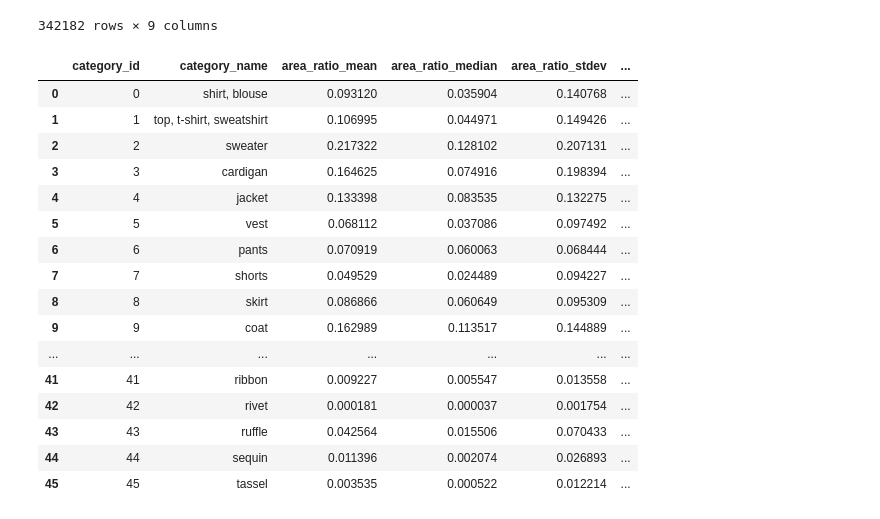
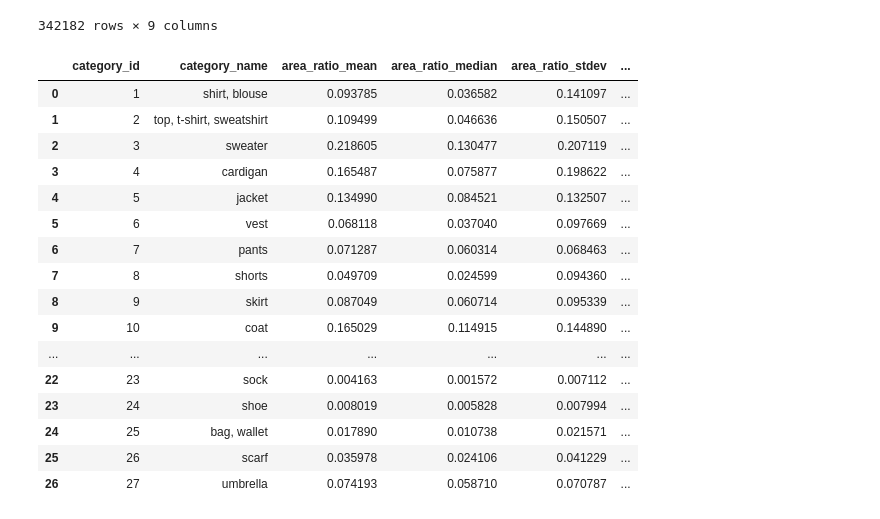
Before and after one commit to ZachParent/mai-object-recognition, a Jupyter notebook: practicals/p2/scripts/dataset_analysis.ipynb, the cells around one changed output. Cells and saved outputs as stored; diff of their text form; code cells hidden in the pictures.

```diff
--- a/practicals/p2/scripts/dataset_analysis.ipynb
+++ b/practicals/p2/scripts/dataset_analysis.ipynb
@@ -18,22 +17,0 @@ from src.config import ANNOTATIONS_DIR, FIGURES_DIR
-# %%
-train_instances_path = ANNOTATIONS_DIR / "instances_attributes_train2020.json"
-val_instances_path = ANNOTATIONS_DIR / "instances_attributes_val2020.json"
-train_attributes_path = ANNOTATIONS_DIR / "attributes_train2020.json"
-val_attributes_path = ANNOTATIONS_DIR / "attributes_val2020.json"
-test_info_path = ANNOTATIONS_DIR / "info_test2020.json"
-
-
-with open(train_instances_path, "r") as file:
-    train_instances = json.load(file)
-
-with open(val_instances_path, "r") as file:
-    val_instances = json.load(file)
-
-with open(train_attributes_path, "r") as file:
-    train_attributes = json.load(file)
-
-with open(val_attributes_path, "r") as file:
-    val_attributes = json.load(file)
-
-with open(test_info_path, "r") as file:
-    test_info = json.load(file)
@@ -243,36 +359,36 @@ area_df
 | 8780 | 13599 | 31 | sleeve | [377.0, 236.0, 54.0, 300.0] | 11092 | 925696 | 780986 | 0.011982 | ... |
 342182 rows × 9 columns
 # %%
-mean_stdev_area_df = (
-    area_df.groupby(["category_id", "category_name"])
+ratio_df = (
+    dataset_df.groupby(["category_id", "category_name"])
     .agg(
-        area_ratio_mean=("area_ratio", "mean"),
-        area_ratio_median=("area_ratio", "median"),
-        area_ratio_stdev=("area_ratio", "std"),
-        foreground_area_ratio_mean=("foreground_area_ratio", "mean"),
-        foreground_area_ratio_median=("foreground_area_ratio", "median"),
-        foreground_area_ratio_stdev=("foreground_area_ratio", "std"),
+        area_ratio_mean=("total_area_ratio", "mean"),
+        area_ratio_median=("total_area_ratio", "median"),
+        area_ratio_stdev=("total_area_ratio", "std"),
+        foreground_area_ratio_mean=("fg_area_ratio", "mean"),
+        foreground_area_ratio_median=("fg_area_ratio", "median"),
+        foreground_area_ratio_stdev=("fg_area_ratio", "std"),
     )
     .reset_index()
 )
 
-mean_stdev_area_df
+ratio_df
 # %% [output]
 |  | category_id | category_name | area_ratio_mean | area_ratio_median | area_ratio_stdev | ... |
-| 0 | 0 | shirt, blouse | 0.093120 | 0.035904 | 0.140768 | ... |
-| 1 | 1 | top, t-shirt, sweatshirt | 0.106995 | 0.044971 | 0.149426 | ... |
-| 2 | 2 | sweater | 0.217322 | 0.128102 | 0.207131 | ... |
-| 3 | 3 | cardigan | 0.164625 | 0.074916 | 0.198394 | ... |
-| 4 | 4 | jacket | 0.133398 | 0.083535 | 0.132275 | ... |
-| 5 | 5 | vest | 0.068112 | 0.037086 | 0.097492 | ... |
-| 6 | 6 | pants | 0.070919 | 0.060063 | 0.068444 | ... |
-| 7 | 7 | shorts | 0.049529 | 0.024489 | 0.094227 | ... |
-| 8 | 8 | skirt | 0.086866 | 0.060649 | 0.095309 | ... |
-| 9 | 9 | coat | 0.162989 | 0.113517 | 0.144889 | ... |
+| 0 | 1 | shirt, blouse | 0.093785 | 0.036582 | 0.141097 | ... |
+| 1 | 2 | top, t-shirt, sweatshirt | 0.109499 | 0.046636 | 0.150507 | ... |
+| 2 | 3 | sweater | 0.218605 | 0.130477 | 0.207119 | ... |
+| 3 | 4 | cardigan | 0.165487 | 0.075877 | 0.198622 | ... |
+| 4 | 5 | jacket | 0.134990 | 0.084521 | 0.132507 | ... |
+| 5 | 6 | vest | 0.068118 | 0.037040 | 0.097669 | ... |
+| 6 | 7 | pants | 0.071287 | 0.060314 | 0.068463 | ... |
+| 7 | 8 | shorts | 0.049709 | 0.024599 | 0.094360 | ... |
+| 8 | 9 | skirt | 0.087049 | 0.060714 | 0.095339 | ... |
+| 9 | 10 | coat | 0.165029 | 0.114915 | 0.144890 | ... |
 | ... | ... | ... | ... | ... | ... | ... |
-| 41 | 41 | ribbon | 0.009227 | 0.005547 | 0.013558 | ... |
-| 42 | 42 | rivet | 0.000181 | 0.000037 | 0.001754 | ... |
-| 43 | 43 | ruffle | 0.042564 | 0.015506 | 0.070433 | ... |
-| 44 | 44 | sequin | 0.011396 | 0.002074 | 0.026893 | ... |
-| 45 | 45 | tassel | 0.003535 | 0.000522 | 0.012214 | ... |
+| 22 | 23 | sock | 0.004163 | 0.001572 | 0.007112 | ... |
+| 23 | 24 | shoe | 0.008019 | 0.005828 | 0.007994 | ... |
+| 24 | 25 | bag, wallet | 0.017890 | 0.010738 | 0.021571 | ... |
+| 25 | 26 | scarf | 0.035978 | 0.024106 | 0.041229 | ... |
+| 26 | 27 | umbrella | 0.074193 | 0.058710 | 0.070787 | ... |
 # %%
```
Also changed, not shown: parts of 10 cells of this notebook.
